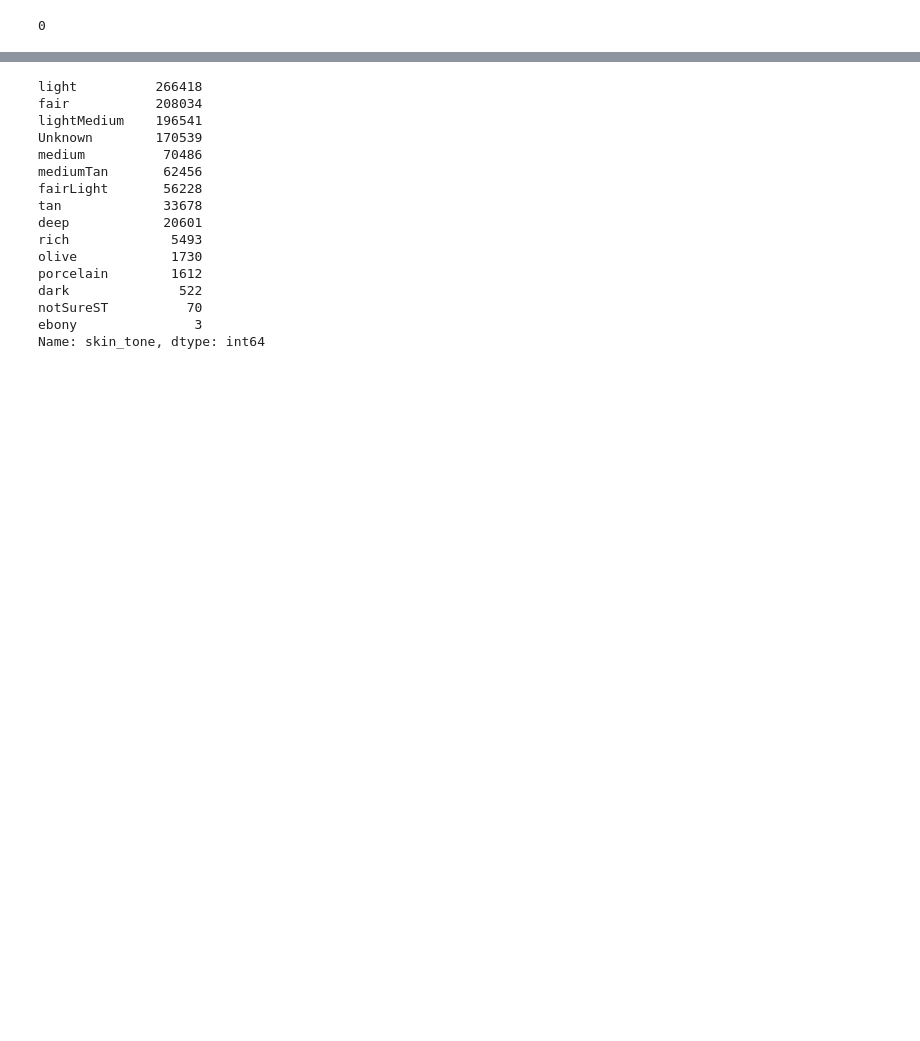
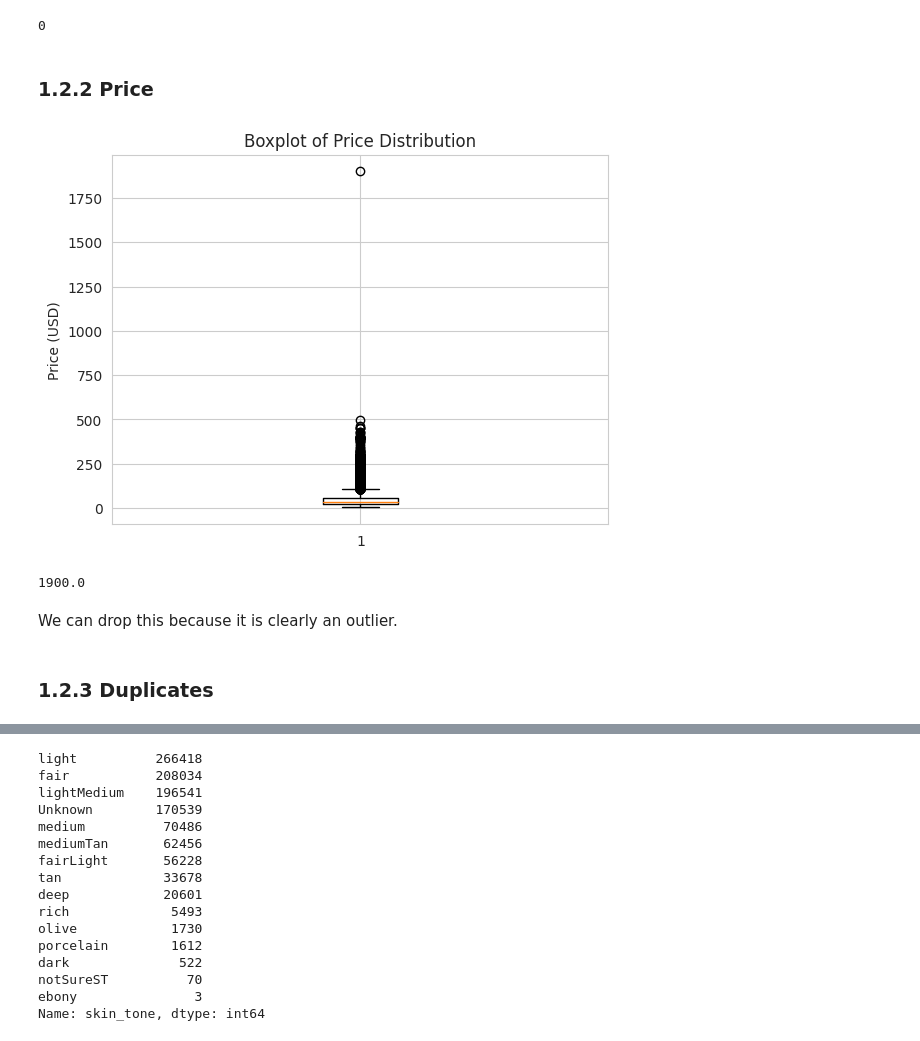
Before and after one commit to eshentong/BA820-team, a Jupyter notebook: BA820.ipynb, the cells around one changed output, grey strips where cells are left out. Saved outputs shown, nothing was run; the diff lists cells and outputs as text; code cells hidden in the pictures; blank space fills up the shorter version.

```diff
--- a/BA820.ipynb
+++ b/BA820.ipynb
@@ -276,3 +264,25 @@ df_products['rating'] = df_products['rating'].fillna(df_products['rating'].media
 df_products['reviews'].isna().sum()
 # %% [output]
 0
+# %% [markdown]
+### 1.2.2 Price
+# %%
+import matplotlib.pyplot as plt
+
+# Create a boxplot
+plt.boxplot(df_products['price_usd'].dropna())
+
+# Set the title and labels
+plt.title('Boxplot of Price Distribution')
+plt.ylabel('Price (USD)')
+
+# Show the plot
+plt.show()
+# %% [output]
+[figure, added]
+# %%
+df_products['price_usd'].max()
+# %% [output]
+1900.0
+# %% [markdown]
+We can drop this because it is clearly an outlier.
@@ -278,0 +291,2 @@ df_products['reviews'].isna().sum()
+# %% [markdown]
+### 1.2.3 Duplicates
```
Also changed, not shown: parts of 27 cells of this notebook.
